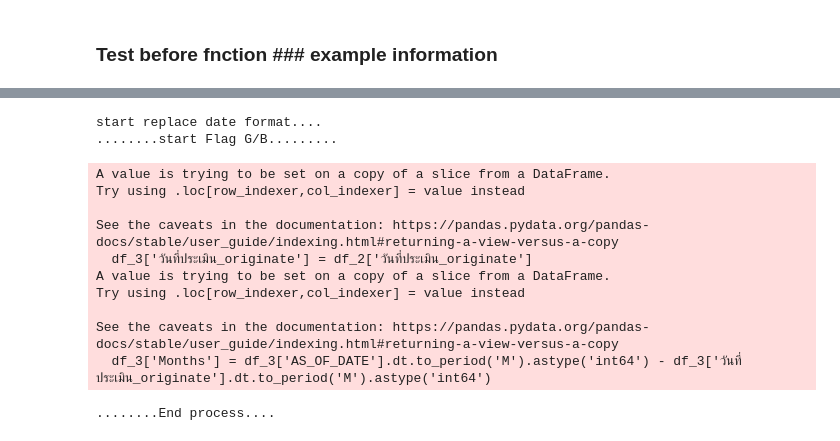
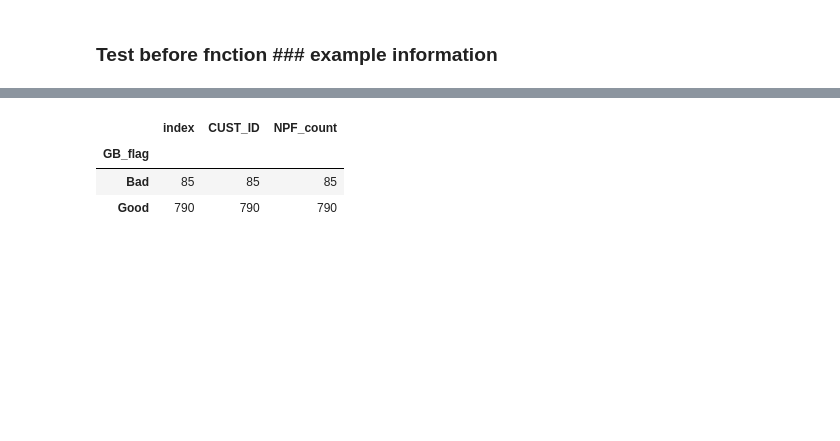
Before and after one commit to Taecpy/CRR_SICR, a Jupyter notebook: PrepareCRR_SICR.ipynb, the cells around one changed output, grey strips where cells are left out. Cells and saved outputs as stored; diff of their text form; code cells hidden in the pictures; blank space fills up the shorter version.

```diff
--- a/PrepareCRR_SICR.ipynb
+++ b/PrepareCRR_SICR.ipynb
@@ -612,21 +597,13 @@ df_ex
 # %%
-test = define_GB(df_ex)
-# test.groupby('GB_flag').count()
+# test = define_GB(df_ex)
+# test.reset_index(inplace=True)
+test.groupby('GB_flag').count()
 # test.duplicated(subset='CUST_ID').sum()
 # %% [output]
-start replace date format....
-........start Flag G/B.........
-A value is trying to be set on a copy of a slice from a DataFrame.
-Try using .loc[row_indexer,col_indexer] = value instead
-
-See the caveats in the documentation: https://pandas.pydata.org/pandas-docs/stable/user_guide/indexing.html#returning-a-view-versus-a-copy
-  df_3['วันที่ประเมิน_originate'] = df_2['วันที่ประเมิน_originate']
-A value is trying to be set on a copy of a slice from a DataFrame.
-Try using .loc[row_indexer,col_indexer] = value instead
-
-See the caveats in the documentation: https://pandas.pydata.org/pandas-docs/stable/user_guide/indexing.html#returning-a-view-versus-a-copy
-  df_3['Months'] = df_3['AS_OF_DATE'].dt.to_period('M').astype('int64') - df_3['วันที่ประเมิน_originate'].dt.to_period('M').astype('int64')
-........End process....
+|  | index | CUST_ID | NPF_count |
+| GB_flag |  |  |  |
+| Bad | 85 | 85 | 85 |
+| Good | 790 | 790 | 790 |
 # %%
 test_f = df_ex.merge(test,on='CUST_ID',how='left')
 # %%
```
Also changed, not shown: parts of 12 cells of this notebook, 23 other files.
